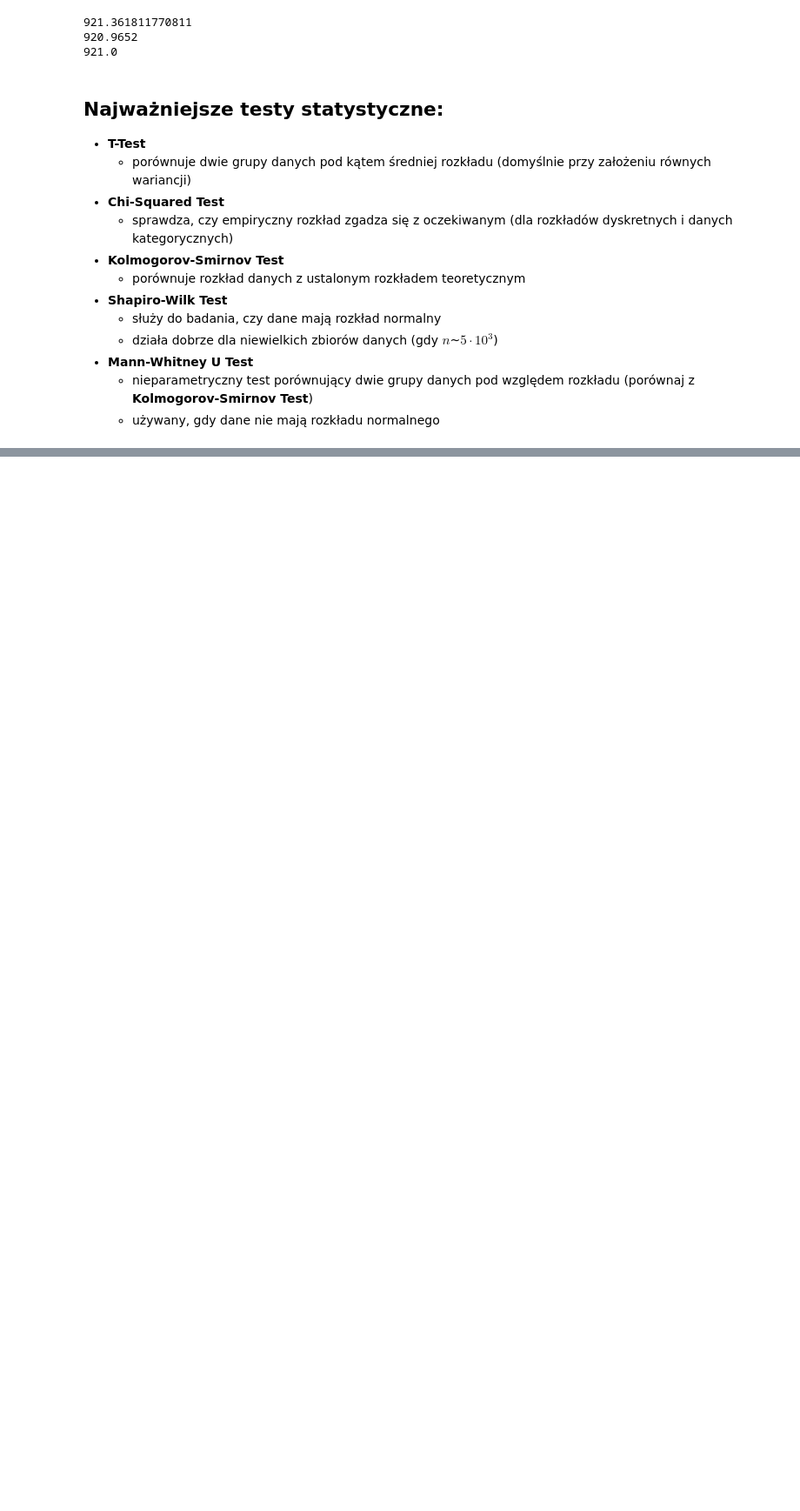
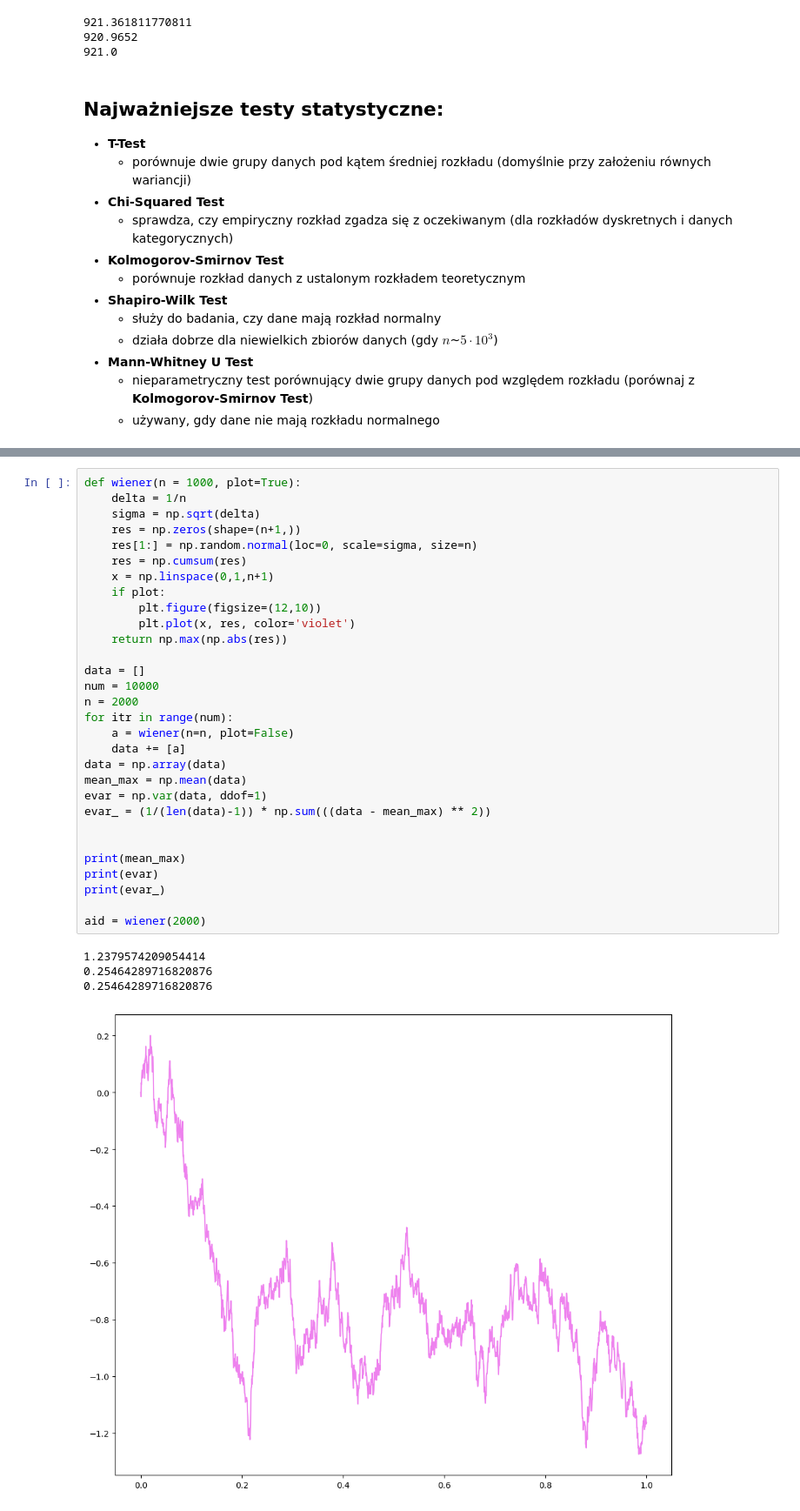
Before and after one commit to orange-cat-programmer/MPSI_2024-25, a Jupyter notebook: lekcja_rozklady/rozklady.ipynb, the cells around one changed output, grey strips where cells are left out. Shown at 87% size. Drawn from its saved outputs; the diff is of its cells as text; blank space fills up the shorter version.

```diff
--- a/lekcja_rozklady/rozklady.ipynb
+++ b/lekcja_rozklady/rozklady.ipynb
@@ -539,0 +609,35 @@ print(p)
+# %%
+def wiener(n = 1000, plot=True):
+    delta = 1/n
+    sigma = np.sqrt(delta)
+    res = np.zeros(shape=(n+1,))
+    res[1:] = np.random.normal(loc=0, scale=sigma, size=n)
+    res = np.cumsum(res)
+    x = np.linspace(0,1,n+1)
+    if plot:
+        plt.figure(figsize=(12,10))
+        plt.plot(x, res, color='violet')
+    return np.max(np.abs(res))
+
+data = []
+num = 10000
+n = 2000
+for itr in range(num):
+    a = wiener(n=n, plot=False)
+    data += [a]
+data = np.array(data)
+mean_max = np.mean(data)
+evar = np.var(data, ddof=1)
+evar_ = (1/(len(data)-1)) * np.sum(((data - mean_max) ** 2))
+
+
+print(mean_max)
+print(evar)
+print(evar_)
+
+aid = wiener(2000)
+# %% [output]
+1.2379574209054414
+0.25464289716820876
+0.25464289716820876
+[figure, added]
```
Also changed, not shown: parts of 17 cells of this notebook.
